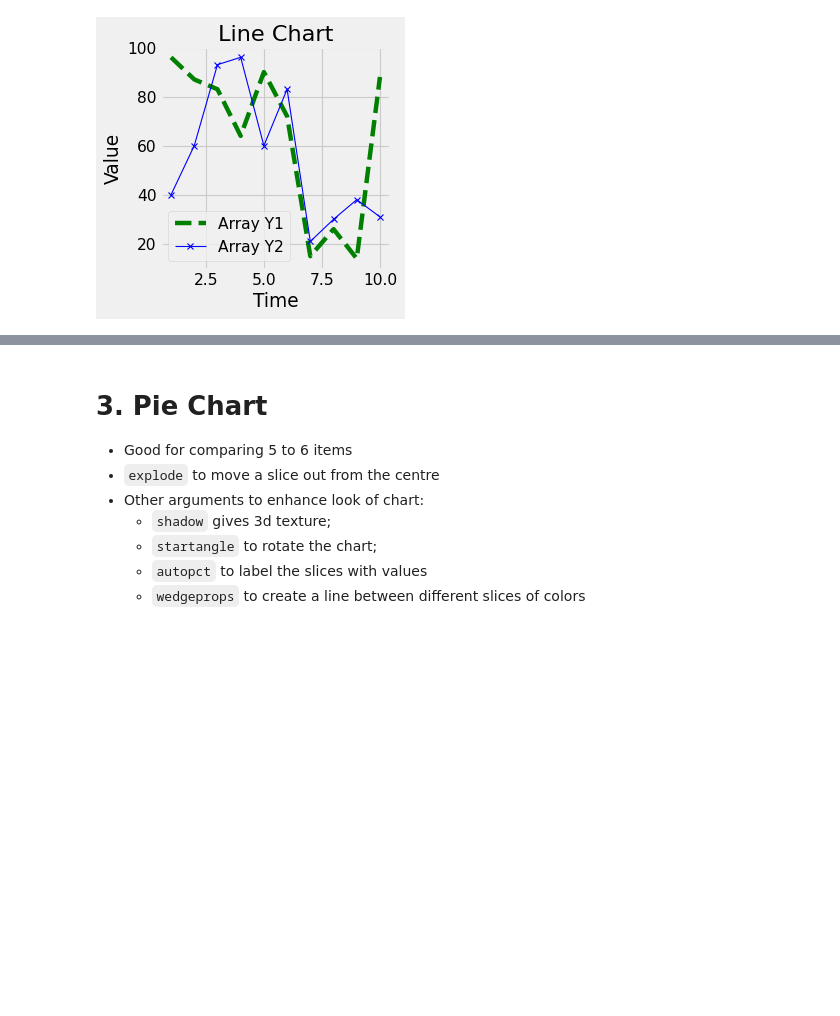
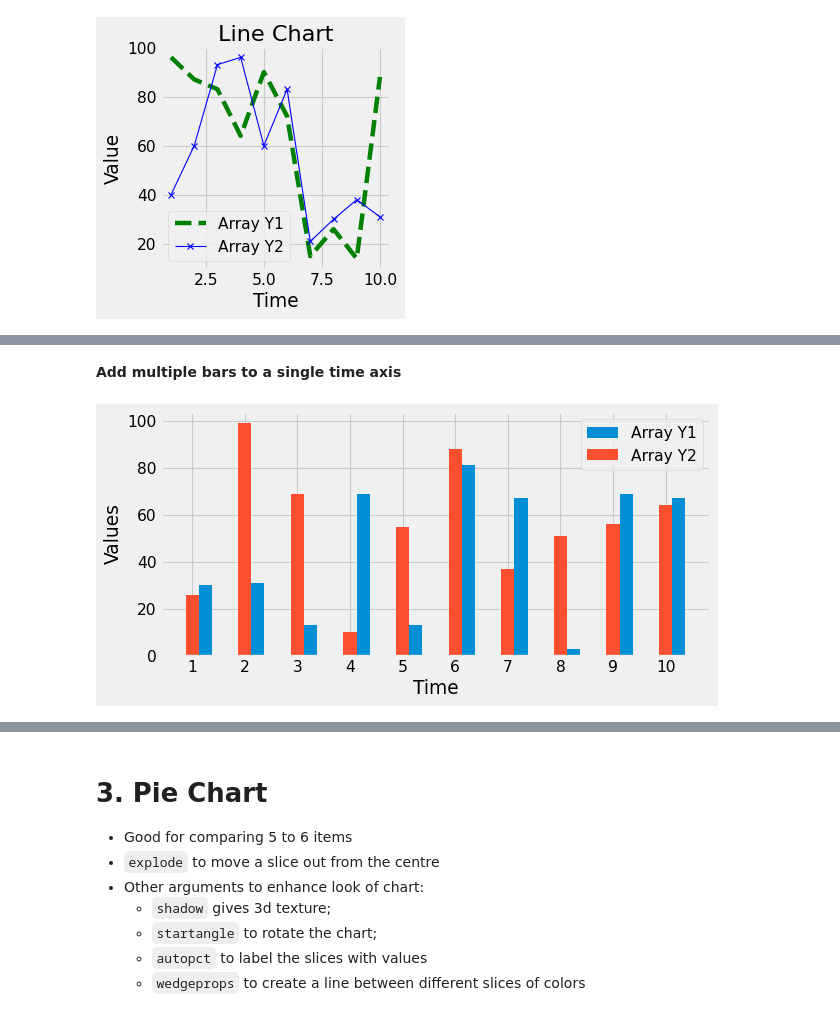
Before and after one commit to ROHIT318/python-practice, a Jupyter notebook: learn_matplotlib.ipynb, the cells around one changed output, grey strips where cells are left out. Drawn from its saved outputs; the diff is of its cells as text; code cells hidden in the pictures; blank space fills up the shorter version.

```diff
--- a/learn_matplotlib.ipynb
+++ b/learn_matplotlib.ipynb
@@ -72,0 +115,18 @@ plt.show()
+# %% [markdown]
+**Add multiple bars to a single time axis**
+# %%
+bar_width = 0.25
+
+figure(figsize=(8,4), dpi=80)
+plt.bar(arr_x+bar_width, arr_y1, width=bar_width, label='Array Y1')
+plt.bar(arr_x, arr_y2, width=bar_width, label='Array Y2')
+
+# all values on x-axis visible
+plt.xticks(ticks=arr_x, labels=arr_x)
+plt.xlabel('Time')
+plt.ylabel('Values')
+plt.legend()
+plt.tight_layout()
+plt.show()
+# %% [output]
+[figure, added]
```
Also changed, not shown: parts of 9 cells of this notebook.
